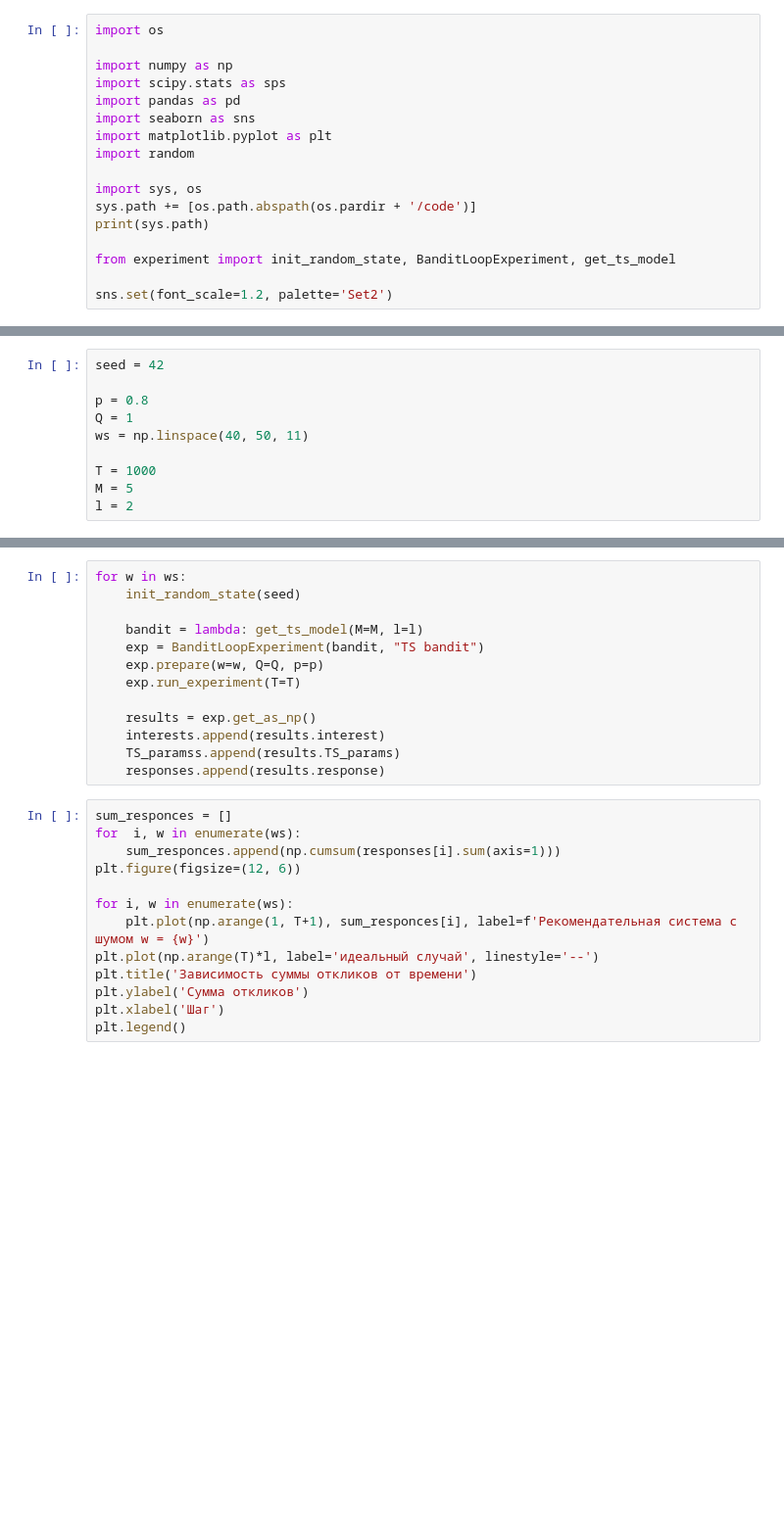
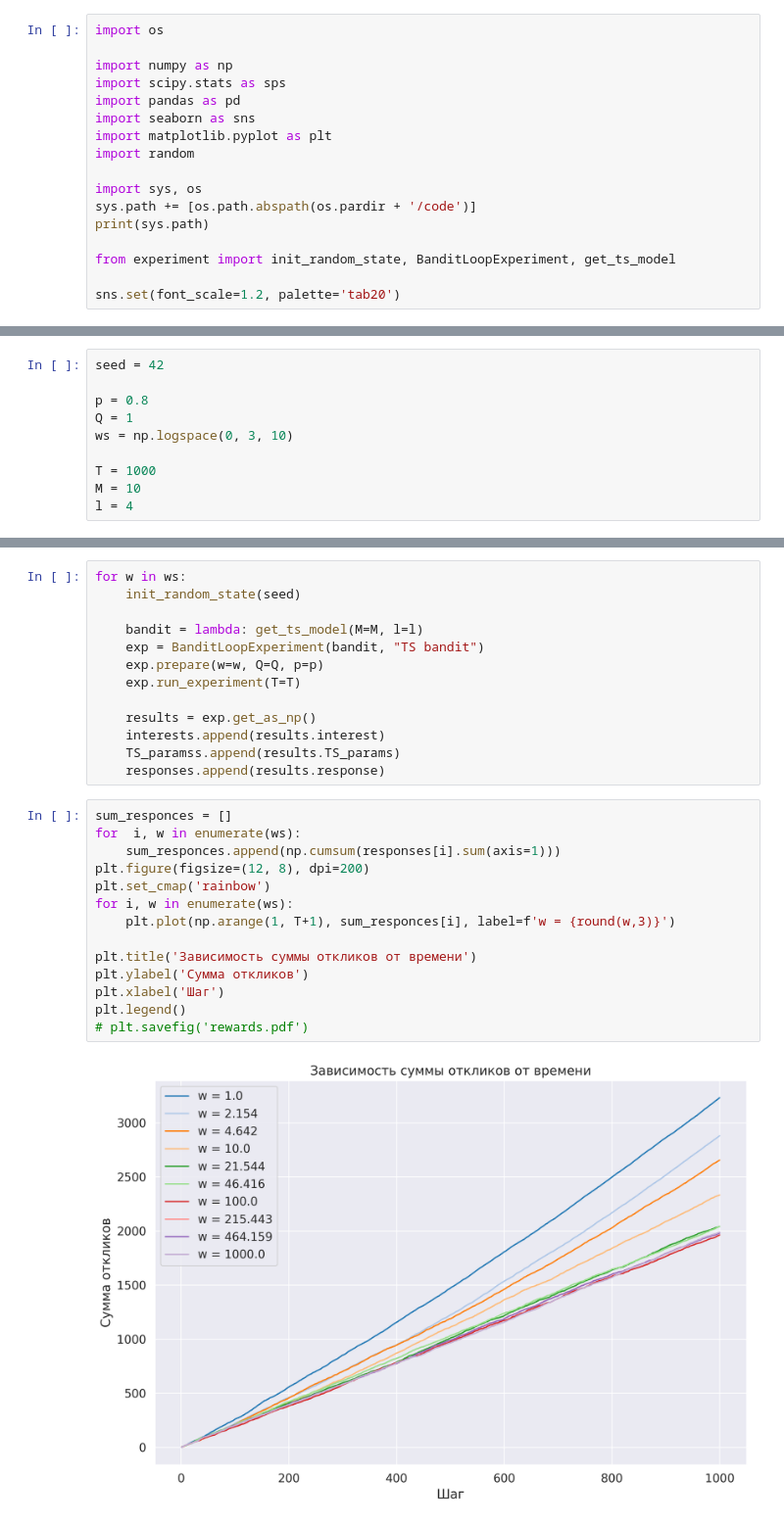
Before and after one commit to prog-autom/bandit-loops, a Jupyter notebook: notebooks/exp.ipynb, the cells around one changed output, grey strips where cells are left out. Shown at 98% size. Cells and saved outputs as stored; diff of their text form; blank space fills up the shorter version.

Commit message:
fix graphs

```diff
--- a/notebooks/exp.ipynb
+++ b/notebooks/exp.ipynb
@@ -14,4 +14,4 @@ print(sys.path)
 
 from experiment import init_random_state, BanditLoopExperiment, get_ts_model
 
-sns.set(font_scale=1.2, palette='Set2')
+sns.set(font_scale=1.2, palette='tab20')
@@ -47,11 +49,11 @@ seed = 42
 
 p = 0.8
 Q = 1
-ws = np.linspace(40, 50, 11)
+ws = np.logspace(0, 3, 10)
 
 T = 1000
-M = 5
-l = 2
+M = 10
+l = 4
 # %%
 interests, TS_paramss, responses = [], [], []
 # %%
@@ -70,14 +72,17 @@ for w in ws:
 # %%
 sum_responces = []
 for  i, w in enumerate(ws):
     sum_responces.append(np.cumsum(responses[i].sum(axis=1)))
-plt.figure(figsize=(12, 6))
+plt.figure(figsize=(12, 8), dpi=200)
+plt.set_cmap('rainbow')
+for i, w in enumerate(ws):
+    plt.plot(np.arange(1, T+1), sum_responces[i], label=f'w = {round(w,3)}')
 
-for i, w in enumerate(ws):
-    plt.plot(np.arange(1, T+1), sum_responces[i], label=f'Рекомендательная система с шумом w = {w}')
-plt.plot(np.arange(T)*l, label='идеальный случай', linestyle='--')
 plt.title('Зависимость суммы откликов от времени')
 plt.ylabel('Сумма откликов')
 plt.xlabel('Шаг')
 plt.legend()
+# plt.savefig('rewards.pdf')
+# %% [output]
+[figure, added]
 # %%
```
Also changed, not shown: parts of 4 cells of this notebook, 1 other file.
